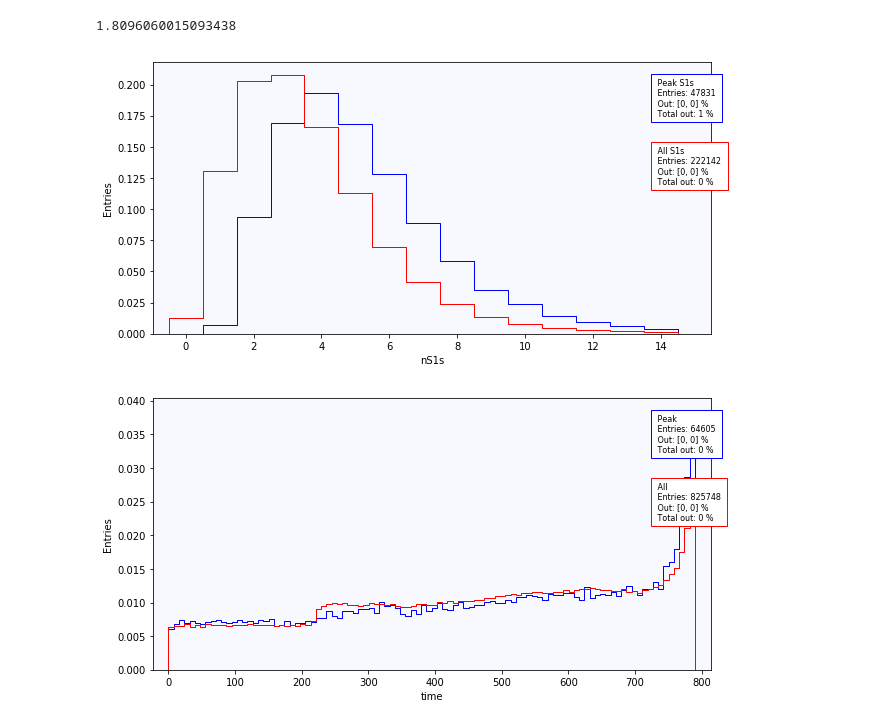
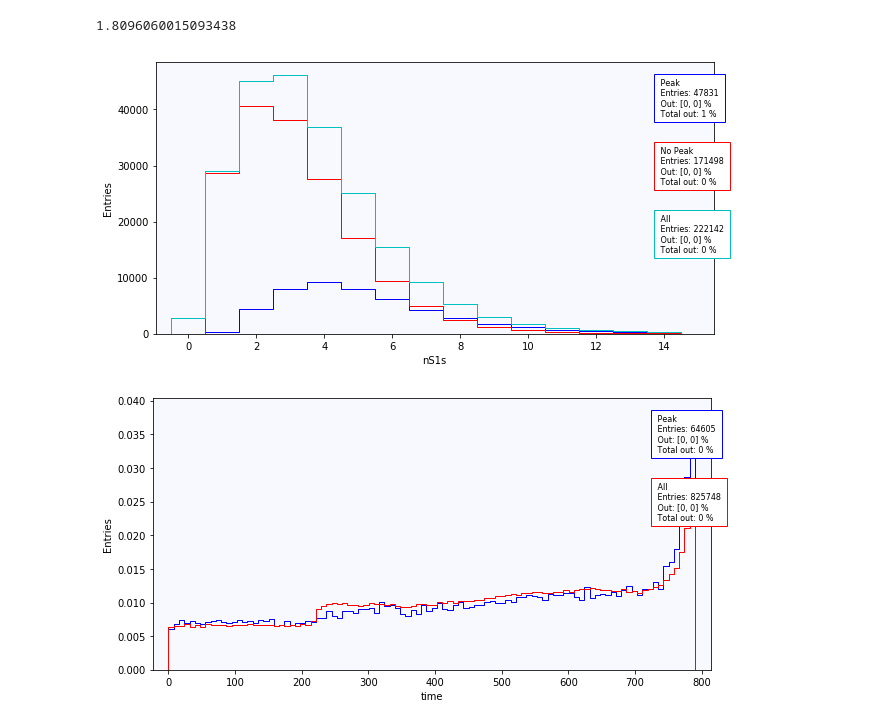
Before and after one commit to gondiaz/ICAROSNB, a Jupyter notebook: GDL/irene_validation/Pmaps_summary_trigger1_analysis_run7374.ipynb, the cells around one changed output. Drawn from its saved outputs; the diff is of its cells as text; code cells hidden in the pictures.

```diff
--- a/GDL/irene_validation/Pmaps_summary_trigger1_analysis_run7374.ipynb
+++ b/GDL/irene_validation/Pmaps_summary_trigger1_analysis_run7374.ipynb
@@ -176,17 +176,22 @@ len(evts)/ len(np.unique( S1_icversion))*100
 # %% [output]
 1.8096060015093438
 # %%
+S1_selection = S1_icversion[ ~np.isin( S1_icversion["event"], evts) ]
+_, nS1s_nopeak = np.unique(S1_selection ["event"], return_counts=True)
+
 histo1D(nS1s,
+        nS1s_nopeak,
         nS1s_icversion,
         bins=np.arange(-0.5, 15),
         xlims=[-0.5, 15],
-        Label0 = "Peak S1s",
-        Label1 = "All S1s",
+        Label0 = "Peak",
+        Label1 = "No Peak",
+        Label2 = "All",
         xlabel="nS1s",
         scale = "linear",
-        normalize=True)
+        normalize=False)
 # %% [output]
-[figure, old version]
+[figure, new version]
 # %%
 histo1D(S1_icversion  [S1_icversion["energy_fraction_most_active_PMT"]>80]["time"],
         S1_icversion["time"],
```
Also changed, not shown: 6 other files.
